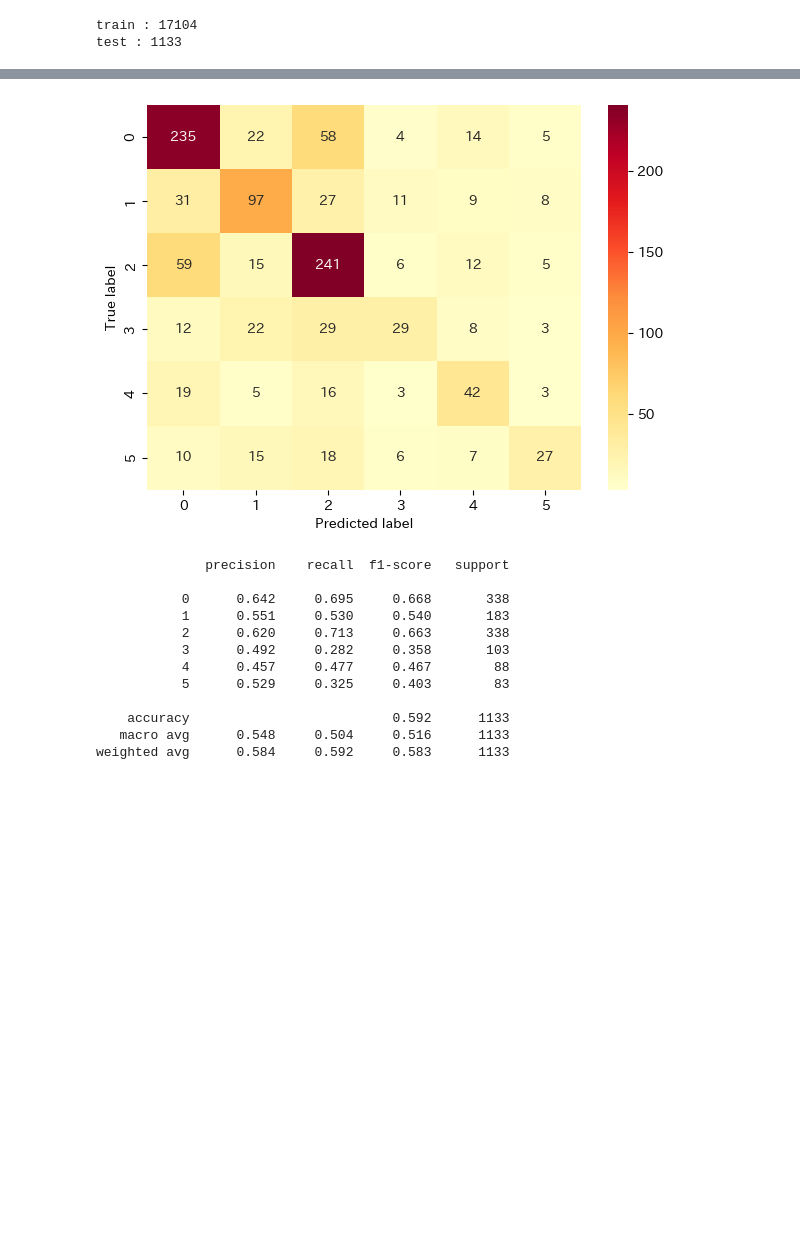
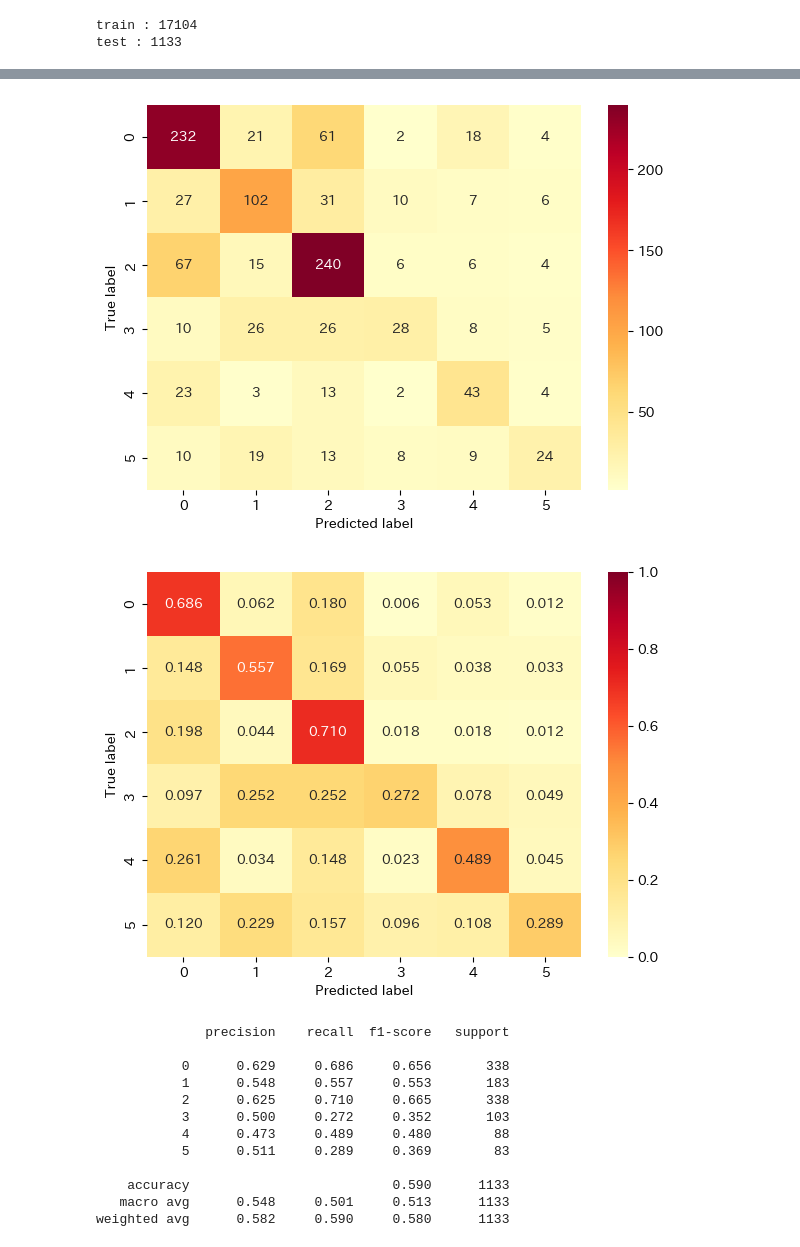
Before and after one commit to maruyama-lab-design/Preservation-of-Emotional-Context-in-Tweet-Embeddings, a Jupyter notebook: doc2vec_kmeans.ipynb, the cells around one changed output, grey strips where cells are left out. Saved outputs shown, nothing was run; the diff lists cells and outputs as text; code cells hidden in the pictures; blank space fills up the shorter version.

```diff
--- a/doc2vec_kmeans.ipynb
+++ b/doc2vec_kmeans.ipynb
@@ -91,15 +91,15 @@ print(tokens)
 # %% [output]
 ['今日', 'の', '月', 'も', '白く', 'て', '明るい', '。', '昨日', 'より', '雲', 'が', '少なく', 'て', 'キレイ', 'な', '?', 'と', '立ち止まる', '帰り道', '｡', 'チャリ', 'なし', '生活', 'も', '悪く', 'ない', '｡']
 # %%
-from gensim.models.doc2vec import Doc2Vec, TaggedDocument
+# from gensim.models.doc2vec import Doc2Vec, TaggedDocument
 
-vector_size = 768
+# vector_size = 768
 
-# TaggedDocumentのリストを作成する
-tagged_data = [TaggedDocument(words=tokenize(sent), tags=[str(i)]) for i, sent in enumerate(sentences)]
+# # TaggedDocumentのリストを作成する
+# tagged_data = [TaggedDocument(words=tokenize(sent), tags=[str(i)]) for i, sent in enumerate(sentences)]
 
-# Doc2Vecモデルの訓練
-model = Doc2Vec(tagged_data, vector_size=vector_size, window=5, min_count=1, workers=16, epochs=1000, sample=1e-4, negative=5)
+# # Doc2Vecモデルの訓練
+# model = Doc2Vec(tagged_data, vector_size=vector_size, window=5, min_count=1, workers=16, epochs=1000, sample=1e-4, negative=5)
 # %% [markdown]
 ## 分散表現を取得
 # %% [markdown]
@@ -121,3 +115,7 @@ memory usage: 53.4 MB
 # %%
 # # 保存する
 # df_embeddings.to_csv('embeddings/doc2vec_embeddings.tsv', sep='\t', index=False)
+# %%
+# 読み込み
+df_embeddings = pd.read_table('embeddings/doc2vec_embeddings.tsv')
+df_embeddings
@@ -521,13 +512,13 @@ params = {
     'verbosity': 0,
     'seed': 0,
     'max_depth': 1,
-    'eta': 0.3,
+    'eta': 1.0,
 }
 
 history = dict()
 
 # 学習
-model = xgb.train(params, train_data, evals=[(train_data, 'train'), (test_data, 'test')], evals_result=history, num_boost_round=1000, early_stopping_rounds=30)
+model = xgb.train(params, train_data, evals=[(train_data, 'train'), (test_data, 'test')], evals_result=history, num_boost_round=1000, early_stopping_rounds=10)
 
 # 予測
 preds_labels = model.predict(test_data)
@@ -562,33 +553,44 @@ plt.show()
 # %%
 from sklearn.metrics import confusion_matrix, classification_report
 import seaborn as sns
 
 # 混同行列の作成
 cm = confusion_matrix(test_labels, preds_labels, labels=list(set(emotion_clusters)))
 
 # ヒートマップの描画
 plt.figure(figsize=(7, 5))
 sns.heatmap(cm, annot=True, cmap='YlOrRd', fmt='g')
 plt.xlabel('Predicted label')
 plt.ylabel('True label')
 plt.show()
 
+# Normalize the confusion matrix
+cm = cm.astype('float') / cm.sum(axis=1)[:, np.newaxis]
+
+# ヒートマップの描画
+plt.figure(figsize=(7, 5))
+sns.heatmap(cm, annot=True, cmap='YlOrRd', fmt='.3f', vmin=0, vmax=1)
+plt.xlabel('Predicted label')
+plt.ylabel('True label')
+plt.show()
+
 # 各クラスの適合率、再現率、F1スコアを算出
 print(classification_report(test_labels, preds_labels, digits=3))
 # %% [output]
-[figure, old version]
+[figure, new version]
+[figure, added]
               precision    recall  f1-score   support
 
-           0      0.642     0.695     0.668       338
-           1      0.551     0.530     0.540       183
-           2      0.620     0.713     0.663       338
-           3      0.492     0.282     0.358       103
-           4      0.457     0.477     0.467        88
-           5      0.529     0.325     0.403        83
+           0      0.629     0.686     0.656       338
+           1      0.548     0.557     0.553       183
+           2      0.625     0.710     0.665       338
+           3      0.500     0.272     0.352       103
+           4      0.473     0.489     0.480        88
+           5      0.511     0.289     0.369        83
 
-    accuracy                          0.592      1133
-   macro avg      0.548     0.504     0.516      1133
-weighted avg      0.584     0.592     0.583      1133
+    accuracy                          0.590      1133
+   macro avg      0.548     0.501     0.513      1133
+weighted avg      0.582     0.590     0.580      1133
 # %%
 # 間違って予測された文章のindexを取得
 wrong_preds = np.where(test_labels != preds_labels)[0]
```
Also changed, not shown: parts of 18 cells of this notebook, 3 other files.
